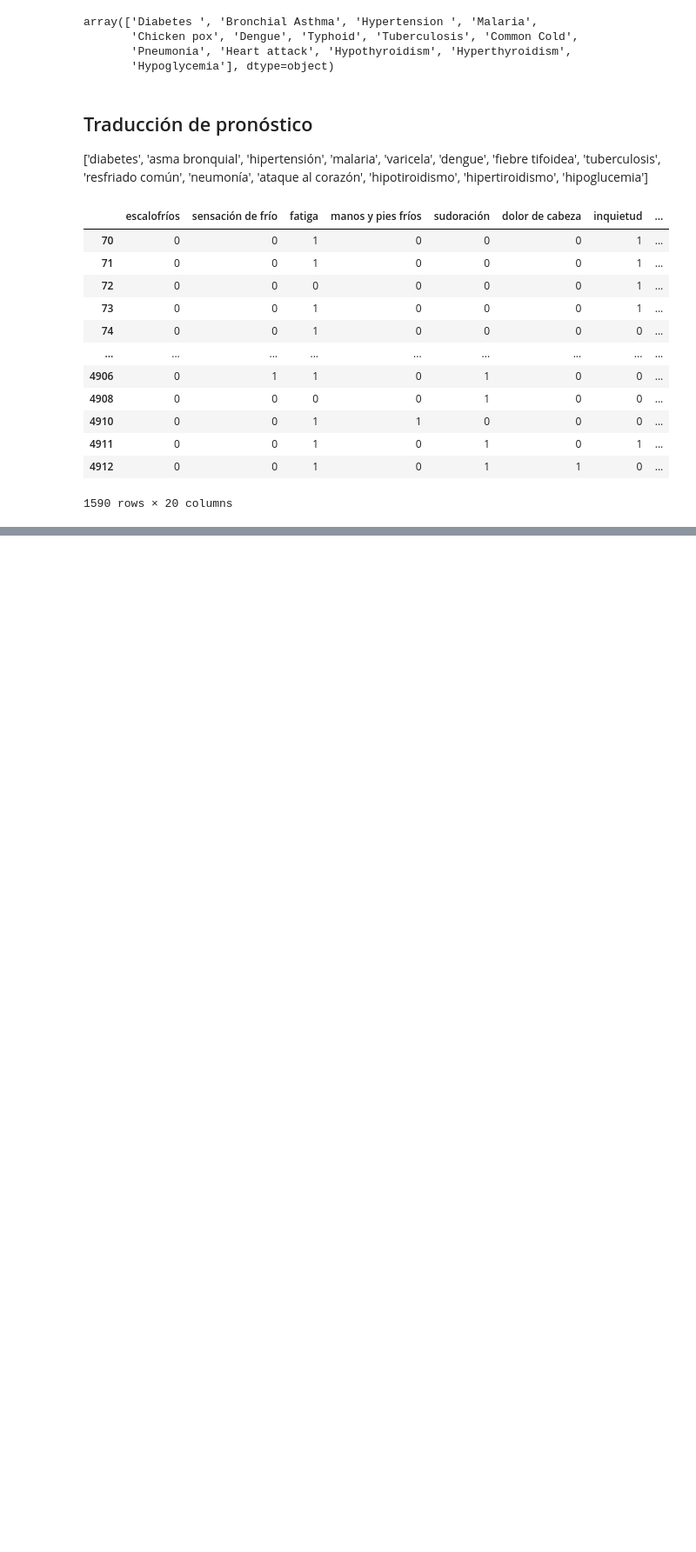
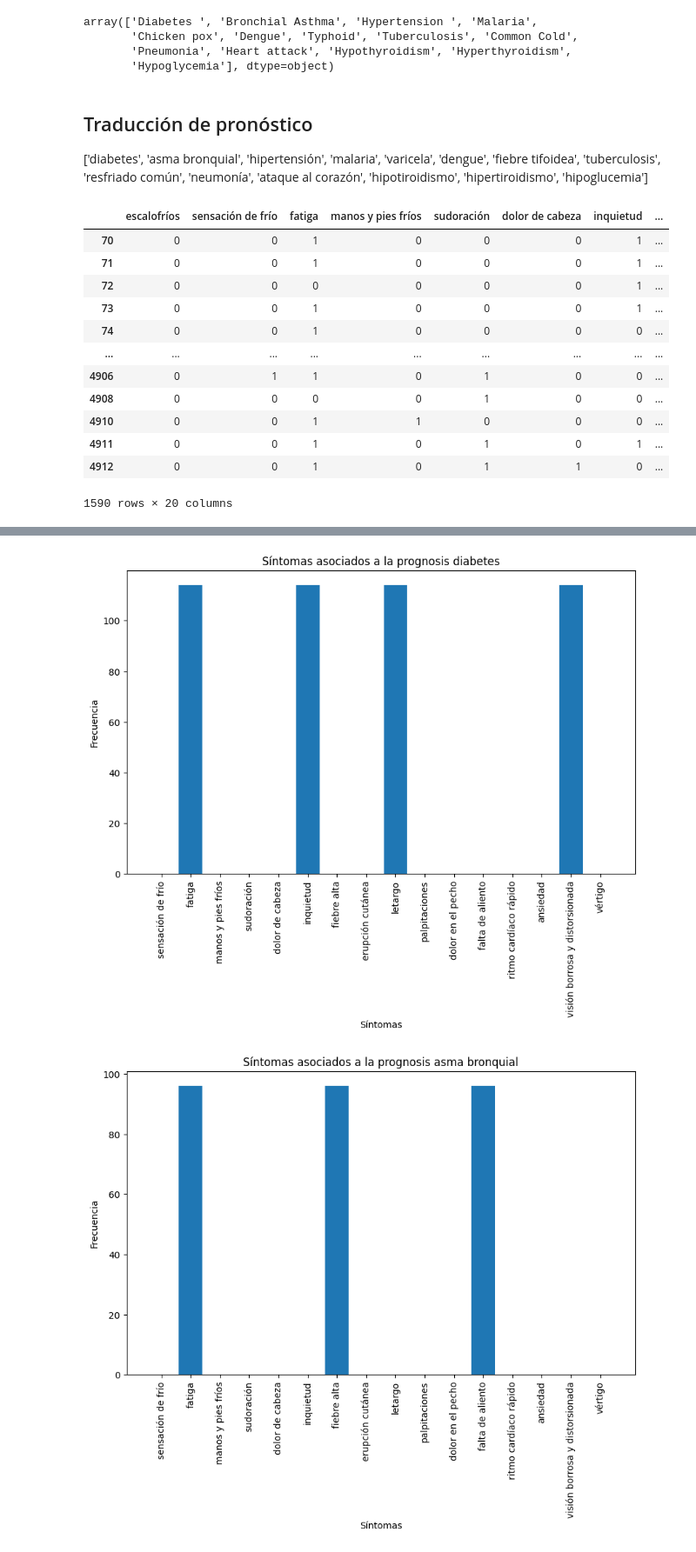
Before and after one commit to caroSeminario23/pulsera_inteligente, a Jupyter notebook: Analisis/Dataset2/analisis4.ipynb, the cells around one changed output, grey strips where cells are left out. Shown at 87% size. Cells and saved outputs as stored; diff of their text form; code cells hidden in the pictures; blank space fills up the shorter version.

```diff
--- a/Analisis/Dataset2/analisis4.ipynb
+++ b/Analisis/Dataset2/analisis4.ipynb
@@ -685,0 +769,18 @@ data9
+# %%
+for i in data11['pronóstico'].unique():
+    data_prognosis = data11[data11['pronóstico'] == i]
+
+    # Guardar los sintomas con valores igual a uno para la prognosis 1
+    symptoms_prognosis = data_prognosis.iloc[:, :-1].sum()
+
+    # Crear el gráfico de barras
+    plt.figure(figsize=(10, 6))
+    plt.bar(symptoms_prognosis.index, symptoms_prognosis.values)
+    plt.xlabel('Síntomas')
+    plt.ylabel('Frecuencia')
+    plt.title('Síntomas asociados a la prognosis ' + str(i))
+    plt.xticks(rotation=90)
+    plt.show()
+# %% [output]
+[figure, added]
+[figure, added]
```
Also changed, not shown: parts of 10 cells of this notebook, 5 other files.
